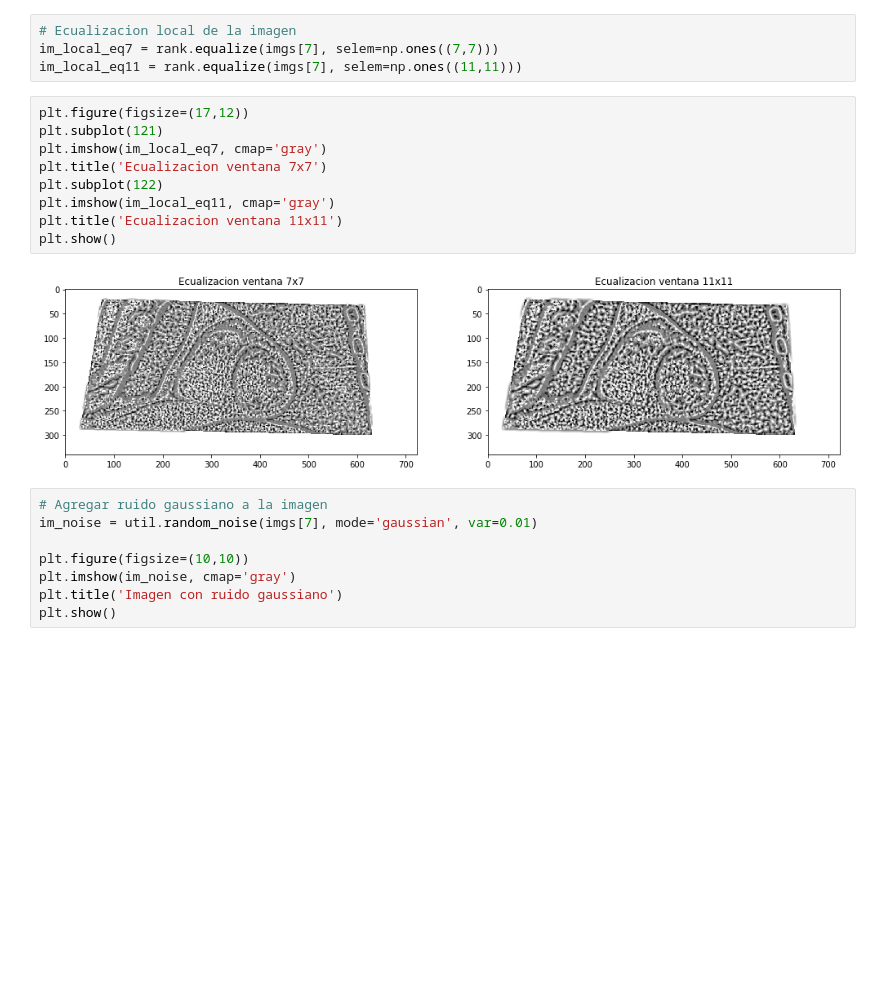
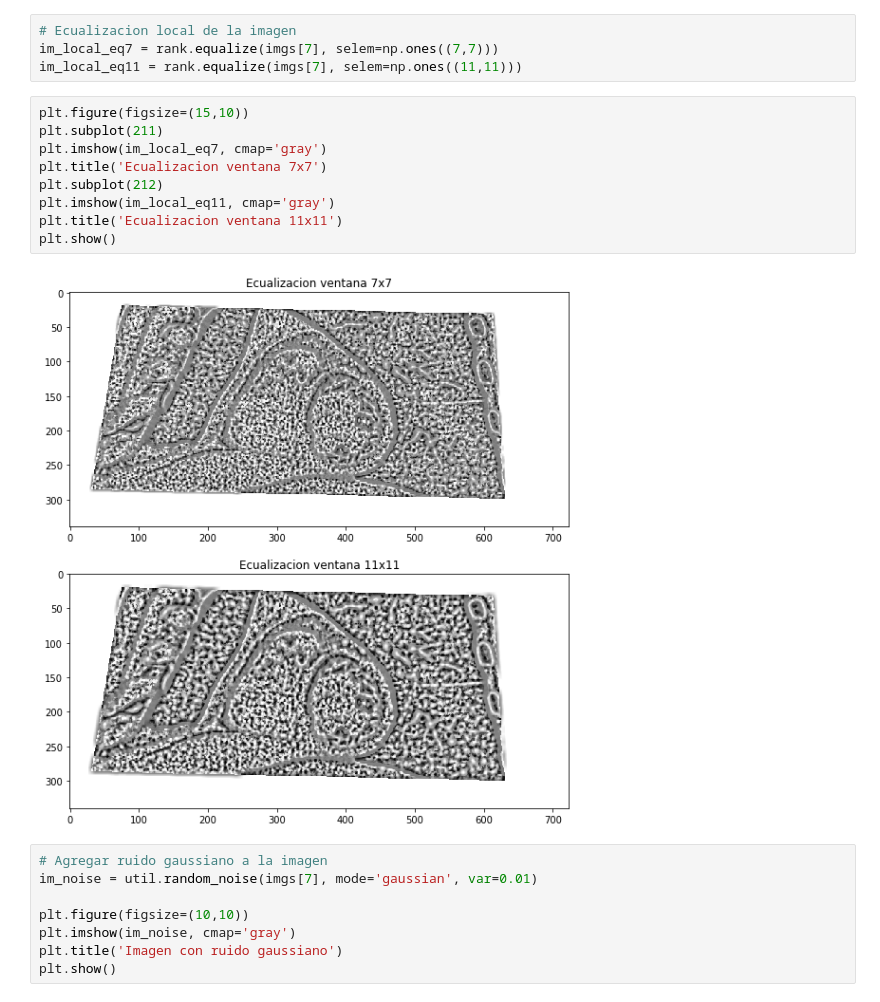
Before and after one commit to sjukdom/reconocimiento-de-patrones, a Jupyter notebook: Practica 3/Practica_3.ipynb, the cells around one changed output. Drawn from its saved outputs; the diff is of its cells as text; blank space fills up the shorter version.

```diff
--- a/Practica 3/Practica_3.ipynb
+++ b/Practica 3/Practica_3.ipynb
@@ -48,16 +49,16 @@ plt.show()
 im_local_eq7 = rank.equalize(imgs[7], selem=np.ones((7,7)))
 im_local_eq11 = rank.equalize(imgs[7], selem=np.ones((11,11)))
 # %%
-plt.figure(figsize=(17,12))
-plt.subplot(121)
+plt.figure(figsize=(15,10))
+plt.subplot(211)
 plt.imshow(im_local_eq7, cmap='gray')
 plt.title('Ecualizacion ventana 7x7')
-plt.subplot(122)
+plt.subplot(212)
 plt.imshow(im_local_eq11, cmap='gray')
 plt.title('Ecualizacion ventana 11x11')
 plt.show()
 # %% [output]
-[figure, old version]
+[figure, new version]
 # %%
 # Agregar ruido gaussiano a la imagen
 im_noise = util.random_noise(imgs[7], mode='gaussian', var=0.01)
```
Also changed, not shown: parts of 14 cells of this notebook.
